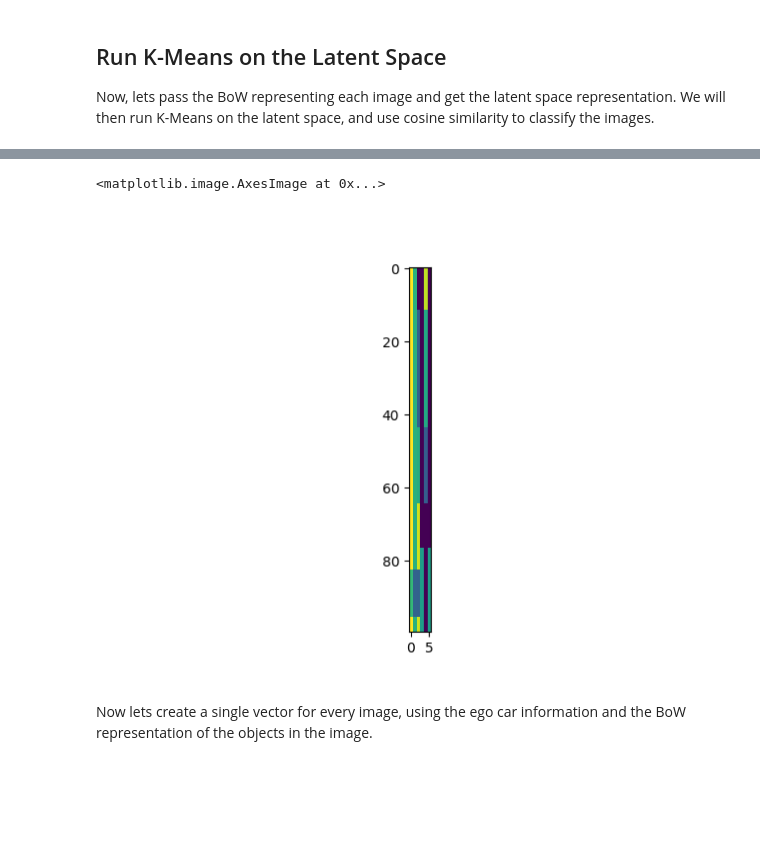
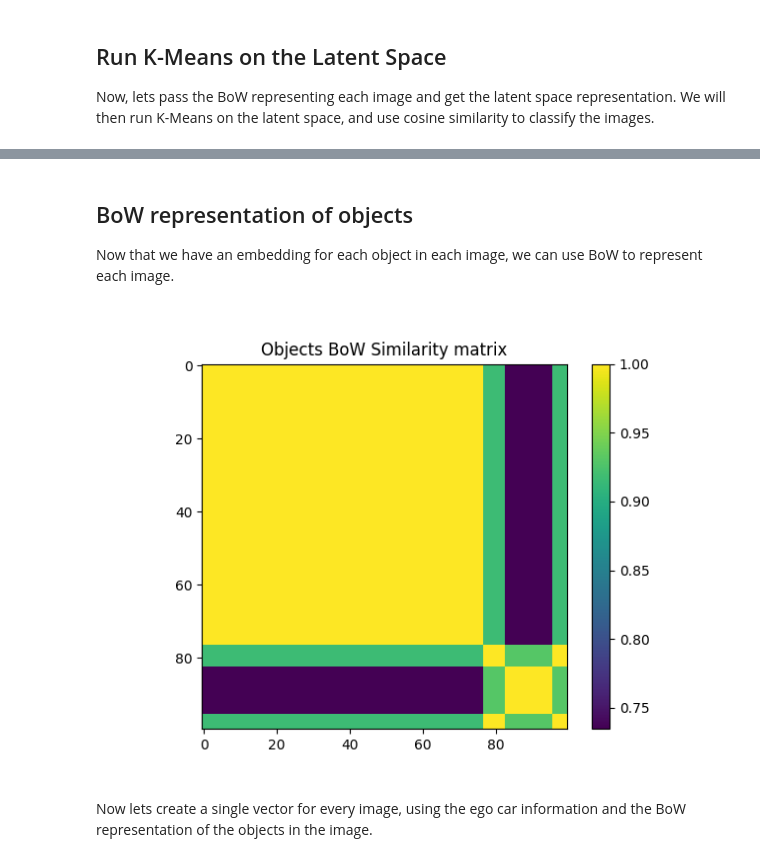
Before and after one commit to AmitNativ1984/AutobrainsEON, a Jupyter notebook: eon_task2_2.ipynb, the cells around one changed output, grey strips where cells are left out. Saved outputs shown, nothing was run; the diff lists cells and outputs as text; code cells hidden in the pictures; blank space fills up the shorter version.

```diff
--- a/eon_task2_2.ipynb
+++ b/eon_task2_2.ipynb
@@ -57,6 +48,11 @@ Another layer will be added to the autoencoder to reduce the dimensionality of t
 # %%
 import torch
 import torch.nn as nn
+
+torch.manual_seed(0)
+
+# PARAMETERS
+LATENT_DIM = 2  # number of autoencoder latent dimensions
 
 # Define the autoencoder class
 class Autoencoder(nn.Module):
@@ -95,7 +91,7 @@ class Autoencoder(nn.Module):
         return encoded, decoded
 
 # Create an instance of the autoencoder
-input_dim = object_vectors.shape[1]  # Input dimension
+input_dim = detections_vectors.shape[1]  # Input dimension
 latent_dim = LATENT_DIM  # Latent dimension
 
 device = torch.device("cuda" if torch.cuda.is_available() else "cpu")
@@ -221,21 +220,13 @@ autoencoder.to(device)
 autoencoder.eval()
 
 # Encode the data
-encoded_data, _ = autoencoder(object_tensors.to(device))
+encoded_data, _ = autoencoder(detection_tensors.to(device))
 encoded_data = encoded_data.detach().cpu().numpy()
 
-# Run k-means on the encoded data
-N_CLUSTERS = 6
-kmeans = KMeans(n_clusters=N_CLUSTERS, random_state=0).fit(encoded_data)
-
-
-
-# Plot the encoded data
 fig = plt.figure()
-ax = fig.add_subplot(111, projection='3d')
-ax.scatter(encoded_data[:,0], encoded_data[:,1], encoded_data[:,2], c=kmeans.labels_, marker='o')
+ax = fig.add_subplot(111)
+ax.scatter(encoded_data[:,0], encoded_data[:,1], marker='o')
 ax.set_xlabel('latent dim 1')
 ax.set_ylabel('latent dim 2')
-plt.title('K-means [K=6] clustering on the encoded data')
-plt.show()
+plt.title('Object detections latent space')
 # %% [output]
@@ -247,30 +253,42 @@ Because each image has a different number of objects, we will use a Bag of Words
+# %% [markdown]
+## BoW representation of objects
+Now that we have an embedding for each object in each image, we can use BoW to represent each image.
 # %%
+from sklearn.metrics.pairwise import cosine_similarity
+
 # classify each object to its cluster using the above kmeans and autoencoder
 # -------------------------------------------------------------------------
 # get the cluster of each object
 words = kmeans.predict(encoded_data)
 
 # calculate the tf-idf weights
 # ----------------------------
 # calculate the frequency of each word
-word_freq = np.zeros(6)
+word_freq = np.zeros(N_CLUSTERS)
 for word in words:
     word_freq[word] += 1
 
 # calculate the number of images containing each word (on log scale)
 idf = np.log(len(image_ids) / 1 + word_freq)
 
 # calculate the tf-idf weights
 image_id_to_index = {v: k for k, v in image_index_to_id.items()}
-images_BoW = np.zeros((len(image_ids), N_CLUSTERS))
+detections_BoW = np.zeros((len(image_ids), N_CLUSTERS))
 for image_id, word in zip(data[:,0], words):
-    images_BoW[image_id_to_index[image_id], word] += 1
-images_BoW *= idf
+    detections_BoW[image_id_to_index[image_id], word] += 1
+detections_BoW *= idf
 
+detections_BoW = sklearn.preprocessing.normalize(detections_BoW, norm='l2', axis=1)
+
+similarity_matrix = cosine_similarity(detections_BoW[:, :6])
+
+# plot the similarity matrix
 plt.figure()
-plt.imshow(images_BoW)
+plt.imshow(similarity_matrix)
+plt.colorbar()
+plt.title('Objects BoW Similarity matrix')
+plt.show()
 # %% [output]
-<matplotlib.image.AxesImage at 0x...>
-[figure, old version]
+[figure, new version]
 # %% [markdown]
 Now lets create a single vector for every image, using the ego car information and the BoW representation of the objects in the image.
```
Also changed, not shown: parts of 23 cells of this notebook, 4 other files.
